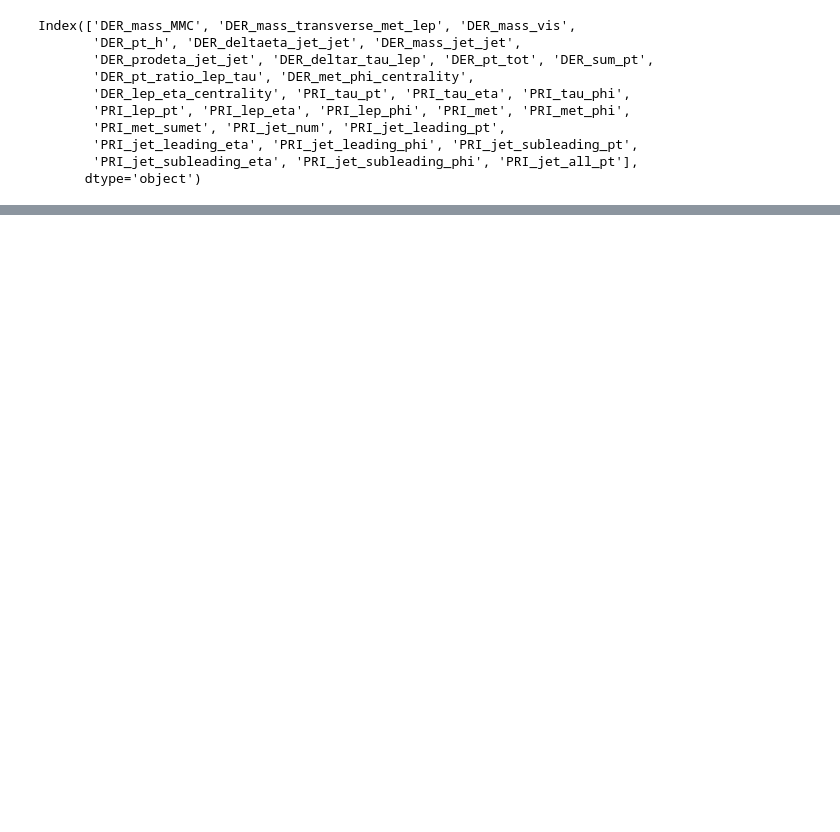
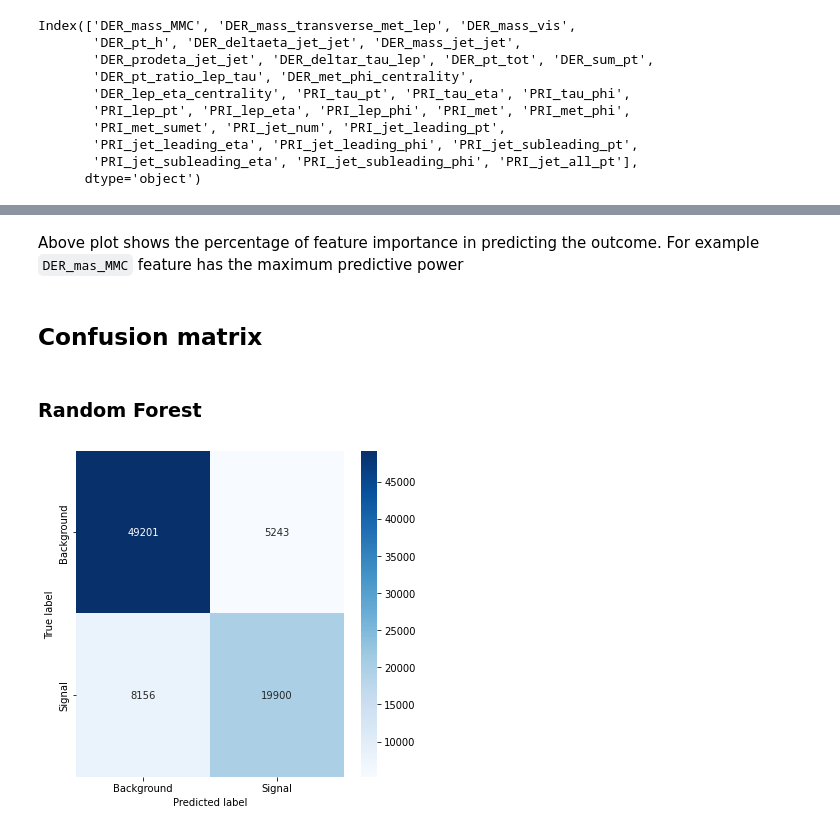
Before and after one commit to skumarudel/DSPS_SKumar, a Jupyter notebook: HW8/HiggsBosonSearch.ipynb, the cells around one changed output, grey strips where cells are left out. Cells and saved outputs as stored; diff of their text form; code cells hidden in the pictures; blank space fills up the shorter version.

```diff
--- a/HW8/HiggsBosonSearch.ipynb
+++ b/HW8/HiggsBosonSearch.ipynb
@@ -129,5 +126,6 @@ Parameters currently in use:
 # %%
-df.columns[1:-2]
+col_names = df.columns[1:-2]
+col_names
 # %% [output]
 Index(['DER_mass_MMC', 'DER_mass_transverse_met_lep', 'DER_mass_vis',
        'DER_pt_h', 'DER_deltaeta_jet_jet', 'DER_mass_jet_jet',
@@ -285,0 +211,18 @@ plt.legend();
+# %% [markdown]
+Above plot shows the percentage of feature importance in predicting the outcome. For example `DER_mas_MMC` feature has the maximum predictive power
+# %% [markdown]
+## Confusion matrix
+# %% [markdown]
+### Random Forest
+# %%
+cm_rf = confusion_matrix(y_test, rf.predict(X_test))
+fig,axes = plt.subplots(figsize=(6,6))
+sns.heatmap(cm_rf,annot=True,cmap='Blues',ax=axes, fmt='.0f',cbar=True)
+classNames = ['Background','Signal']
+plt.ylabel('True label')
+plt.xlabel('Predicted label')
+tick_marks = np.array([0.5,1.5])
+plt.xticks(tick_marks, classNames, rotation=0)
+plt.yticks(tick_marks, classNames);
+# %% [output]
+[figure, added]
```
Also changed, not shown: parts of 53 cells of this notebook.
